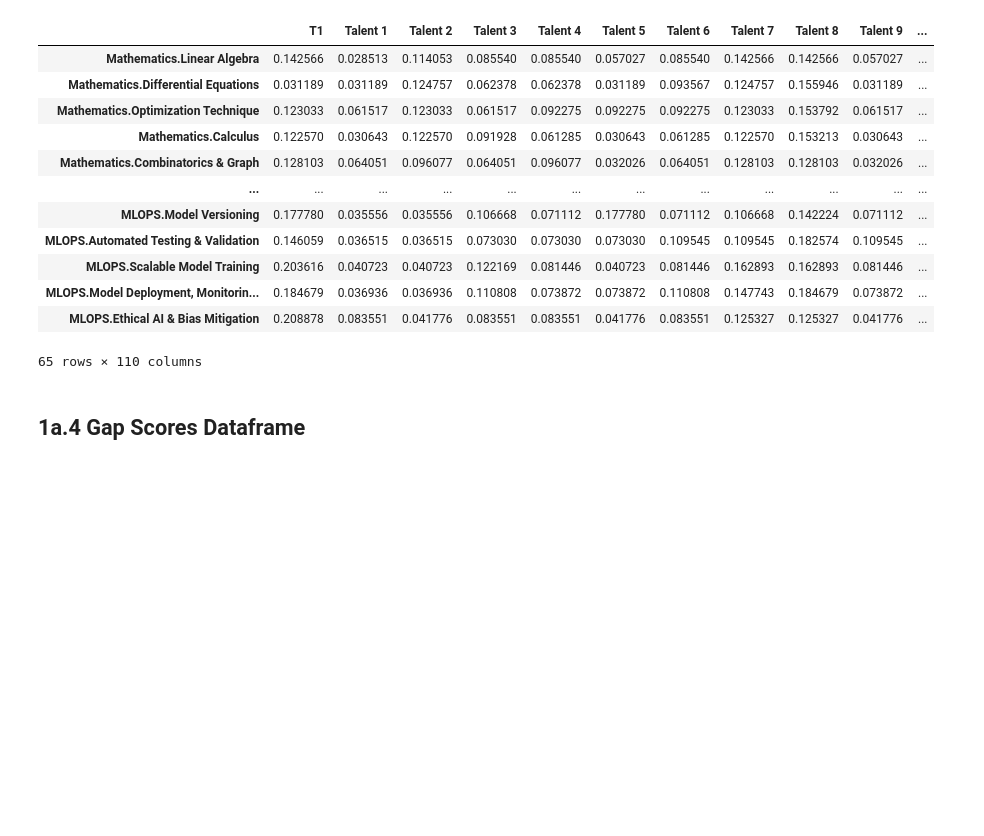
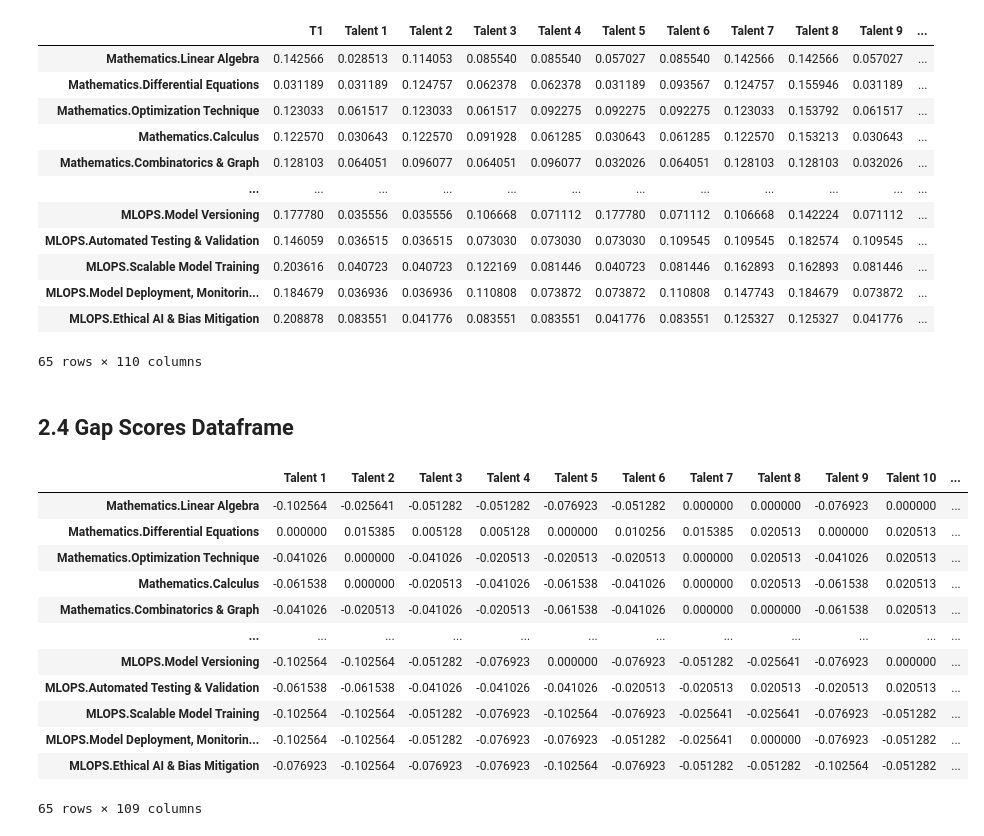
Before and after one commit to TK-Bunga-Matahari/shinchan, a Jupyter notebook: playgorund/competence_assesment/competence_assesment.ipynb, the cells around one changed output. Cells and saved outputs as stored; diff of their text form; code cells hidden in the pictures; blank space fills up the shorter version.

Commit message:
add: gap scores dataframe

```diff
--- a/playgorund/competence_assesment/competence_assesment.ipynb
+++ b/playgorund/competence_assesment/competence_assesment.ipynb
@@ -248,7 +248,26 @@ competency_norm_df
 | MLOPS.Ethical AI & Bias Mitigation | 0.208878 | 0.083551 | 0.041776 | 0.083551 | 0.083551 | 0.041776 | 0.083551 | 0.125327 | 0.125327 | 0.041776 | ... |
 65 rows × 110 columns
 # %% [markdown]
-## 1a.4 Gap Scores Dataframe
+## 2.4 Gap Scores Dataframe
 # %%
 # calculate gap scores in competency_df between T1 and every competence
-gap = {}
+for col in competency_df.columns:
+  if col != 'T1':
+    competency_df[col] = competency_df[col] - competency_df['T1']
+
+competency_df = competency_df.drop(columns=['T1'])
+competency_df
+# %% [output]
+|  | Talent 1 | Talent 2 | Talent 3 | Talent 4 | Talent 5 | Talent 6 | Talent 7 | Talent 8 | Talent 9 | Talent 10 | ... |
+| Mathematics.Linear Algebra | -0.102564 | -0.025641 | -0.051282 | -0.051282 | -0.076923 | -0.051282 | 0.000000 | 0.000000 | -0.076923 | 0.000000 | ... |
+| Mathematics.Differential Equations | 0.000000 | 0.015385 | 0.005128 | 0.005128 | 0.000000 | 0.010256 | 0.015385 | 0.020513 | 0.000000 | 0.020513 | ... |
+| Mathematics.Optimization Technique | -0.041026 | 0.000000 | -0.041026 | -0.020513 | -0.020513 | -0.020513 | 0.000000 | 0.020513 | -0.041026 | 0.020513 | ... |
+| Mathematics.Calculus | -0.061538 | 0.000000 | -0.020513 | -0.041026 | -0.061538 | -0.041026 | 0.000000 | 0.020513 | -0.061538 | 0.020513 | ... |
+| Mathematics.Combinatorics & Graph | -0.041026 | -0.020513 | -0.041026 | -0.020513 | -0.061538 | -0.041026 | 0.000000 | 0.000000 | -0.061538 | 0.020513 | ... |
+| ... | ... | ... | ... | ... | ... | ... | ... | ... | ... | ... | ... |
+| MLOPS.Model Versioning | -0.102564 | -0.102564 | -0.051282 | -0.076923 | 0.000000 | -0.076923 | -0.051282 | -0.025641 | -0.076923 | 0.000000 | ... |
+| MLOPS.Automated Testing & Validation | -0.061538 | -0.061538 | -0.041026 | -0.041026 | -0.041026 | -0.020513 | -0.020513 | 0.020513 | -0.020513 | 0.020513 | ... |
+| MLOPS.Scalable Model Training | -0.102564 | -0.102564 | -0.051282 | -0.076923 | -0.102564 | -0.076923 | -0.025641 | -0.025641 | -0.076923 | -0.051282 | ... |
+| MLOPS.Model Deployment, Monitorin... | -0.102564 | -0.102564 | -0.051282 | -0.076923 | -0.076923 | -0.051282 | -0.025641 | 0.000000 | -0.076923 | -0.051282 | ... |
+| MLOPS.Ethical AI & Bias Mitigation | -0.076923 | -0.102564 | -0.076923 | -0.076923 | -0.102564 | -0.076923 | -0.051282 | -0.051282 | -0.102564 | -0.051282 | ... |
+65 rows × 109 columns
```
Also changed, not shown: parts of 4 cells of this notebook.
